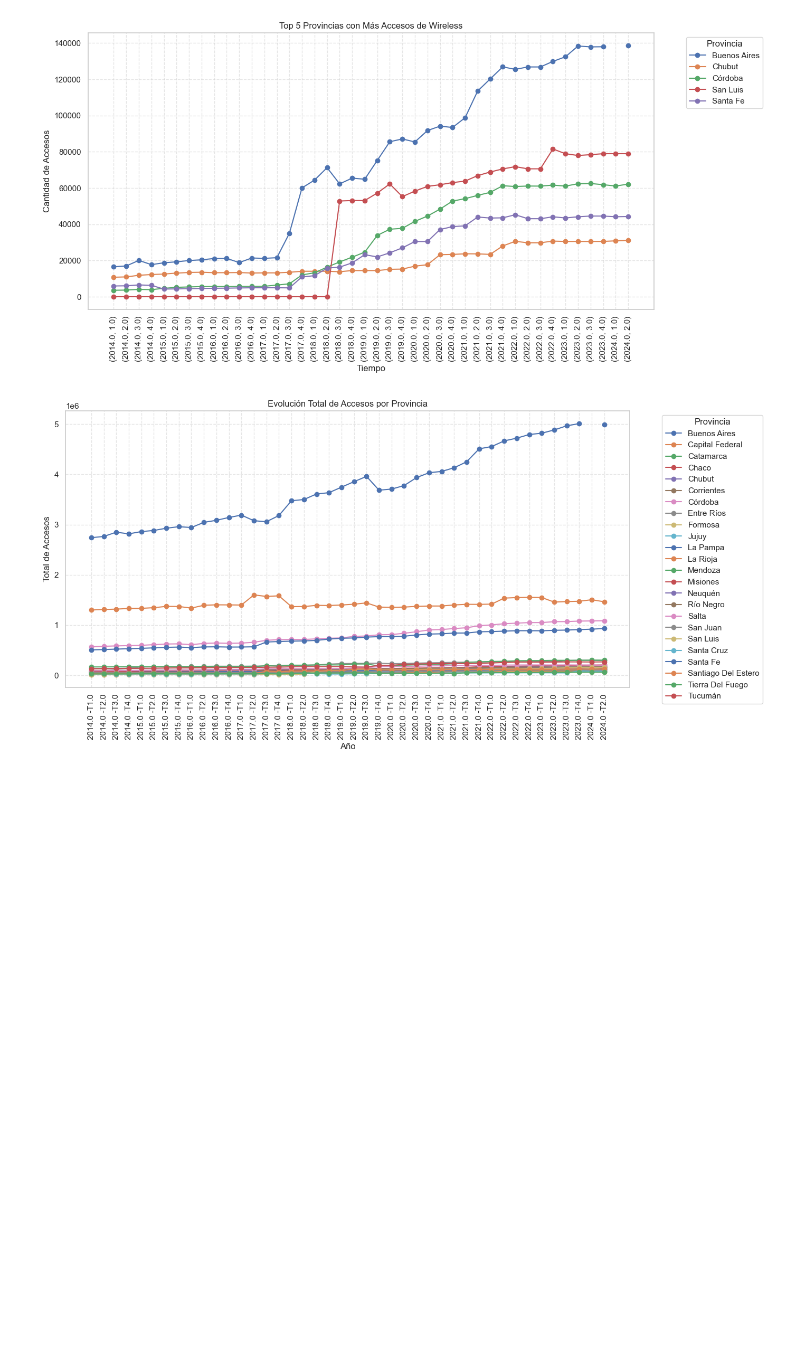
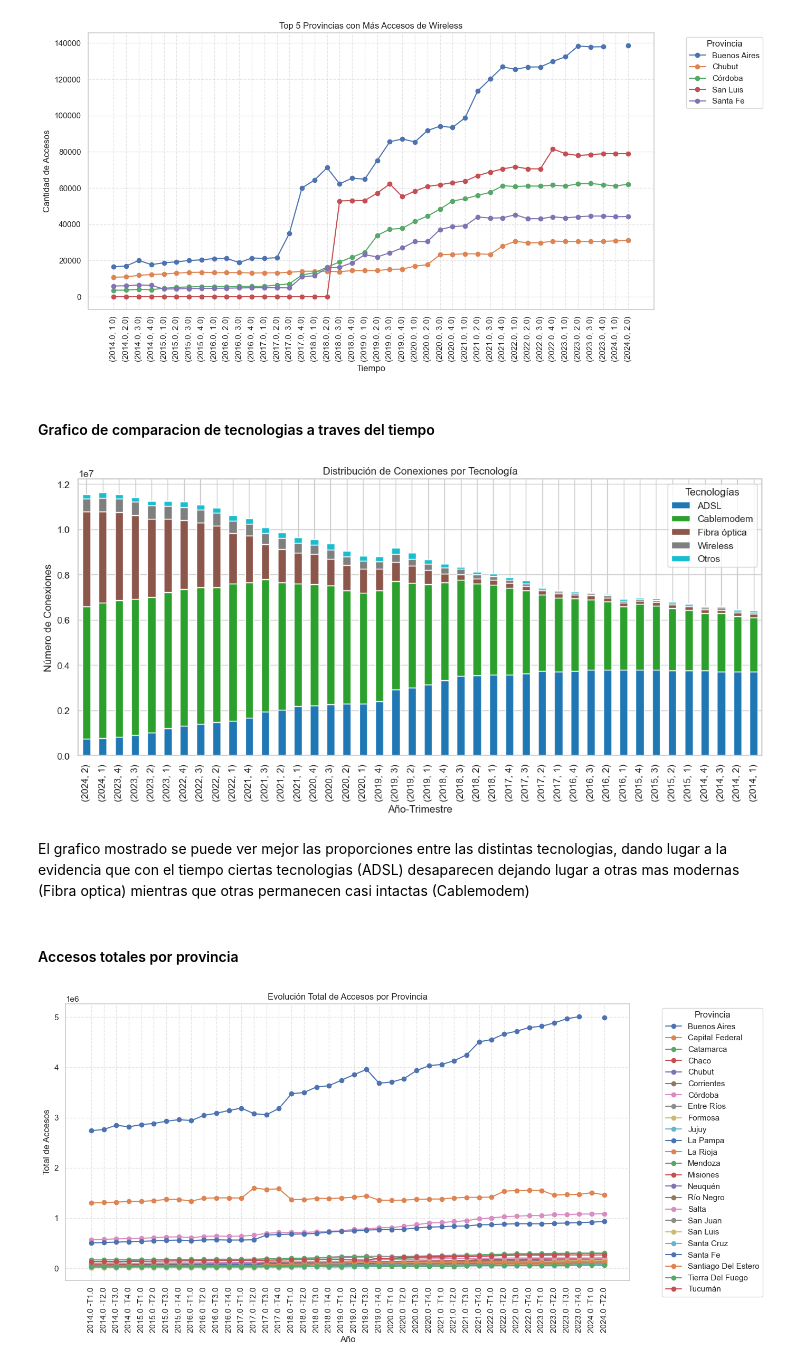
Before and after one commit to gastonr96/Proyecto_I2_Henry, a Jupyter notebook: Proyecto_Individual _2/EDA.ipynb, the cells around one changed output. Cells and saved outputs as stored; diff of their text form; code cells hidden in the pictures; blank space fills up the shorter version.

```diff
--- a/Proyecto_Individual _2/EDA.ipynb
+++ b/Proyecto_Individual _2/EDA.ipynb
@@ -929,6 +969,23 @@ plt.show()
 # %% [output]
 <Figure size 1400x700 with 0 Axes>
 [figure]
+# %% [markdown]
+#### Grafico de comparacion de tecnologias a traves del tiempo
+# %%
+df_Totales_Accesos_Por_Tecnología.set_index(['Año', 'Trimestre'])[['ADSL', 'Cablemodem', 'Fibra óptica', 'Wireless', 'Otros']].plot(kind='bar', stacked=True, figsize=(12, 6), cmap='tab10')
+plt.title('Distribución de Conexiones por Tecnología')
+plt.ylabel('Número de Conexiones')
+plt.xlabel('Año-Trimestre')
+plt.xticks(rotation=90)
+plt.legend(title='Tecnologías')
+plt.tight_layout()
+plt.show()
+# %% [output]
+[figure, added]
+# %% [markdown]
+El grafico mostrado se puede ver mejor las proporciones entre las distintas tecnologias, dando lugar a la evidencia que con el tiempo ciertas tecnologias (ADSL) desaparecen dejando lugar a otras mas modernas (Fibra optica) mientras que otras permanecen casi intactas (Cablemodem)
+# %% [markdown]
+#### Accesos totales por provincia
 # %%
 # Primero sumamos todas las tecnologías para cada fila
 df_Accesos_Por_Tecnología["Total"] = df_Accesos_Por_Tecnología[["ADSL", "Cablemodem", "Fibra óptica", "Wireless", "Otros"]].sum(axis=1)
```
Also changed, not shown: parts of 29 cells of this notebook.
